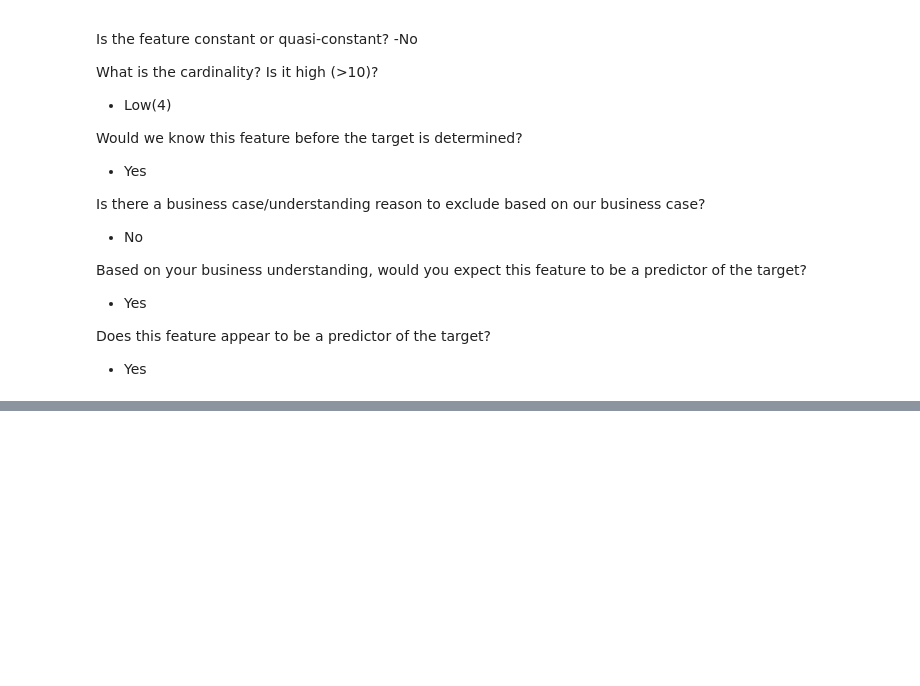
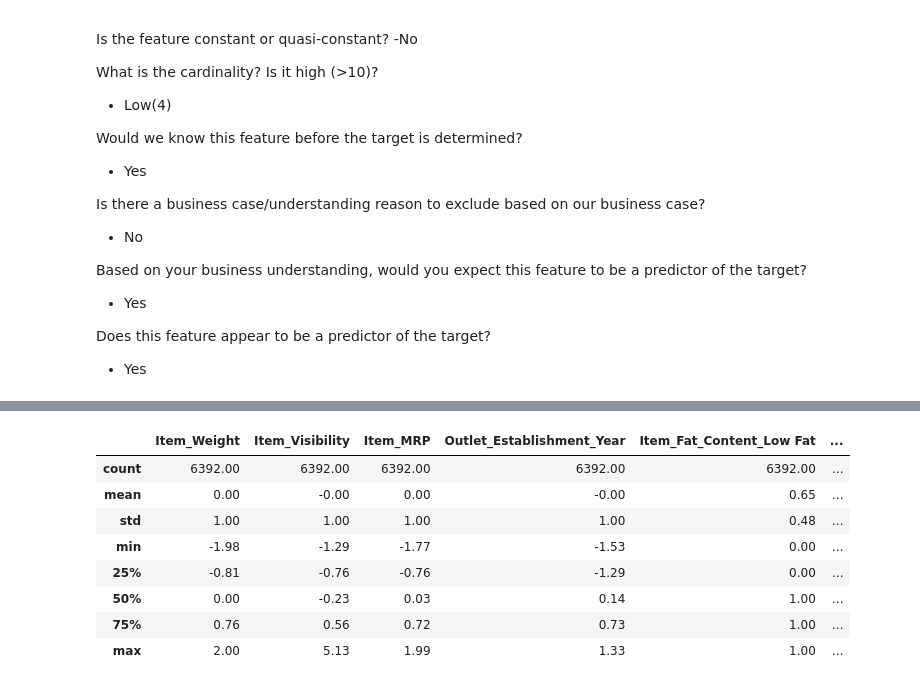
Before and after one commit to JaimeRoss/Prediction-of-Product-Sales, a Jupyter notebook: prediction_of_product_sales.ipynb, the cells around one changed output, grey strips where cells are left out. Saved outputs shown, nothing was run; the diff lists cells and outputs as text; code cells hidden in the pictures; blank space fills up the shorter version.

```diff
--- a/prediction_of_product_sales.ipynb
+++ b/prediction_of_product_sales.ipynb
@@ -1015,0 +1133,4 @@ Does this feature appear to be a predictor of the target?
+# %%
+# categorical pipeline
+catpipe = make_pipeline(catimputer,ohe)
+catpipe
@@ -1015,0 +1142,10 @@ Does this feature appear to be a predictor of the target?
+# %%
+# creating tuples for numeric and categorical
+
+numtuple = ("numeric",numpipe,numcol)
+cattuple = ("catergorical",catpipe,catcol)
+
+# creating the column transformer
+
+col_transformer = ColumnTransformer([numtuple,cattuple], verbose_feature_names_out=False)
+col_transformer
@@ -1015,0 +1172,3 @@ Does this feature appear to be a predictor of the target?
+# %%
+# Fitting the ColumnTransformer on training data
+col_transformer.fit(X_train)
@@ -1015,0 +1195,7 @@ Does this feature appear to be a predictor of the target?
+# %%
+# fitting column transformer on X_train and X_test
+
+X_train_processed = col_transformer.transform(X_train)
+X_test_processed = col_transformer.transform(X_test)
+
+X_train_processed.head()
@@ -1015,0 +1209,12 @@ Does this feature appear to be a predictor of the target?
+# %%
+X_train_processed.describe().round(2)
+# %% [output]
+|  | Item_Weight | Item_Visibility | Item_MRP | Outlet_Establishment_Year | Item_Fat_Content_Low Fat | ... |
+| count | 6392.00 | 6392.00 | 6392.00 | 6392.00 | 6392.00 | ... |
+| mean | 0.00 | -0.00 | 0.00 | -0.00 | 0.65 | ... |
+| std | 1.00 | 1.00 | 1.00 | 1.00 | 0.48 | ... |
+| min | -1.98 | -1.29 | -1.77 | -1.53 | 0.00 | ... |
+| 25% | -0.81 | -0.76 | -0.76 | -1.29 | 0.00 | ... |
+| 50% | 0.00 | -0.23 | 0.03 | 0.14 | 1.00 | ... |
+| 75% | 0.76 | 0.56 | 0.72 | 0.73 | 1.00 | ... |
+| max | 2.00 | 5.13 | 1.99 | 1.33 | 1.00 | ... |
```
Also changed, not shown: parts of 14 cells of this notebook.
